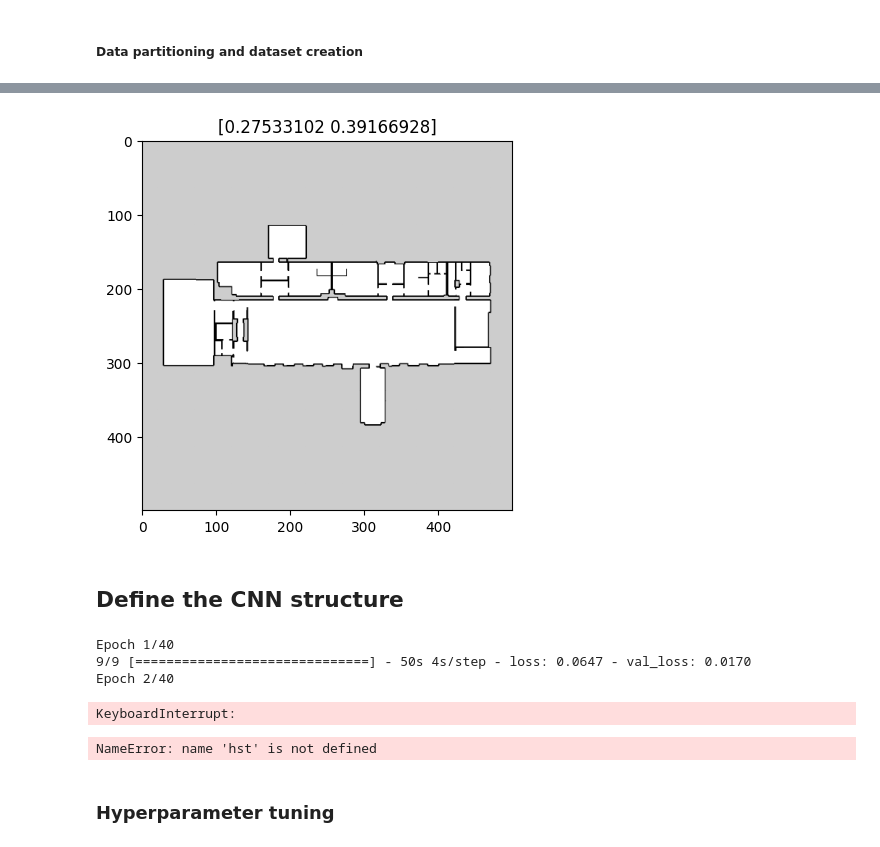
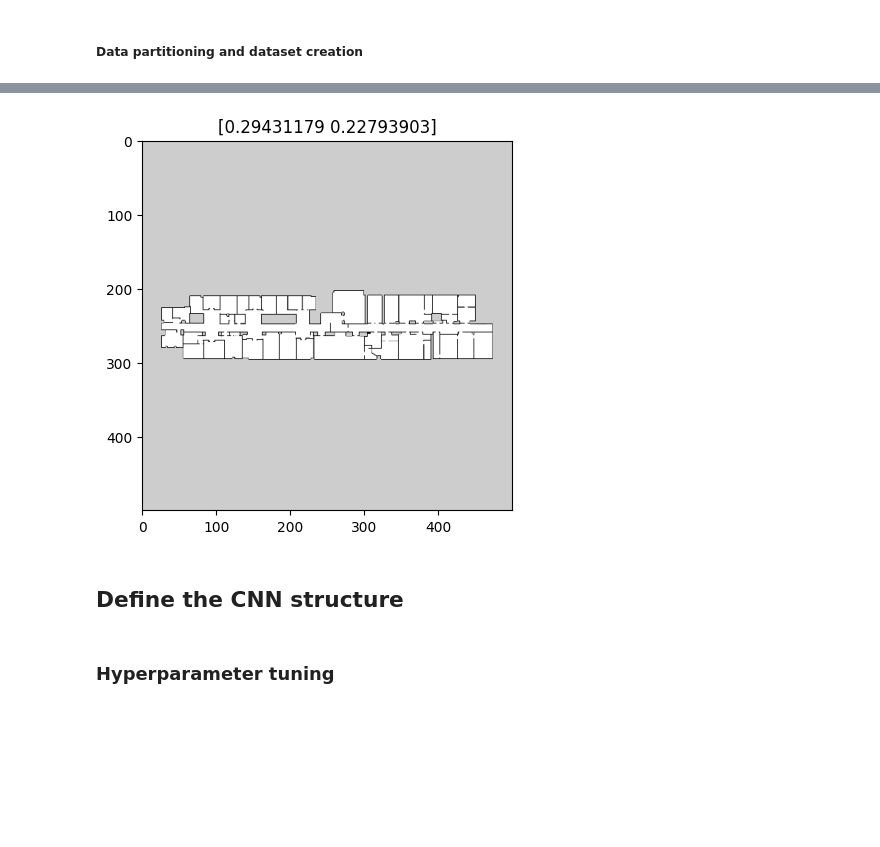
Before and after one commit to prina404/StatisticalMethodsProject, a Jupyter notebook: SLAM_CNN.ipynb, the cells around one changed output, grey strips where cells are left out. Cells and saved outputs as stored; diff of their text form; code cells hidden in the pictures; blank space fills up the shorter version.

```diff
--- a/SLAM_CNN.ipynb
+++ b/SLAM_CNN.ipynb
@@ -97,14 +101,13 @@ train_df, test_df = train_test_split(df, test_size=0.3, random_state=42)
 val_df, test_df = train_test_split(test_df, test_size=0.5, random_state=42)
 # %%
 @tf.function(reduce_retracing=True)
-def load_image(id):
+def load_image(id: tf.Tensor):
     image = tf.py_function(func=square_img, inp=[id], Tout=tf.float32)
     image.set_shape(IM_SHAPE)
     image = tf.convert_to_tensor(image, dtype=tf.float32)
     return image
 
-
-def data_augmentation(img):
+def data_augmentation(img: np.ndarray):
     rotation = random.randint(0, 3)
     img = tf.image.rot90(img, k=rotation)
     img = tf.image.random_flip_up_down(img)
@@ -122,7 +125,7 @@ def load_dataset(df: pd.DataFrame, augment=False) -> tf.data.Dataset:
         X = X.map(lambda img: data_augmentation(img), num_parallel_calls=AUTO)
 
     dataset = tf.data.Dataset.zip(X, Y)
-    dataset = dataset.shuffle(1000)
+    dataset = dataset.shuffle(500)
     dataset = dataset.batch(
         batch_size=BATCH_SIZE,
         num_parallel_calls=AUTO,
@@ -159,12 +162,12 @@ next(train_data.take(1).as_numpy_iterator())
 # %%
-for r in train_data.take(1).as_numpy_iterator():
+for r in val_data.take(1).as_numpy_iterator():
     r, l = r[0], r[1]
     plt.imshow(r[0], cmap='gray')
     plt.title(l[0])
     plt.show()
     break
 # %% [output]
-[figure, old version]
+[figure, new version]
 # %%
 def plot_history(hst: keras.callbacks.History):
     metrics = ["loss"]
@@ -242,19 +238,9 @@ baselineHyperparameters = {
     "layer2_units": 128,
 }
 m = build_model(baselineHyperparameters)
-es = keras.callbacks.EarlyStopping(patience=6, restore_best_weights=True)
-hst = m.fit(
-    train_data, batch_size=BATCH_SIZE, epochs=MAX_EPOCHS, validation_data=val_data, callbacks=[es]
-)
+
+# Sanity check to verify that dataset and model have been built correctly
+m.fit(train_data, batch_size=BATCH_SIZE, epochs=1, validation_data=val_data)
-# %% [output]
-Epoch 1/40
-9/9 [==============================] - 50s 4s/step - loss: 0.0647 - val_loss: 0.0170
-Epoch 2/40
-KeyboardInterrupt:
-# %%
-plot_history(hst)
-# %% [output]
-NameError: name 'hst' is not defined
 # %% [markdown]
 ### Hyperparameter tuning
 # %%
```
Also changed, not shown: parts of 25 cells of this notebook, 1 other file.
